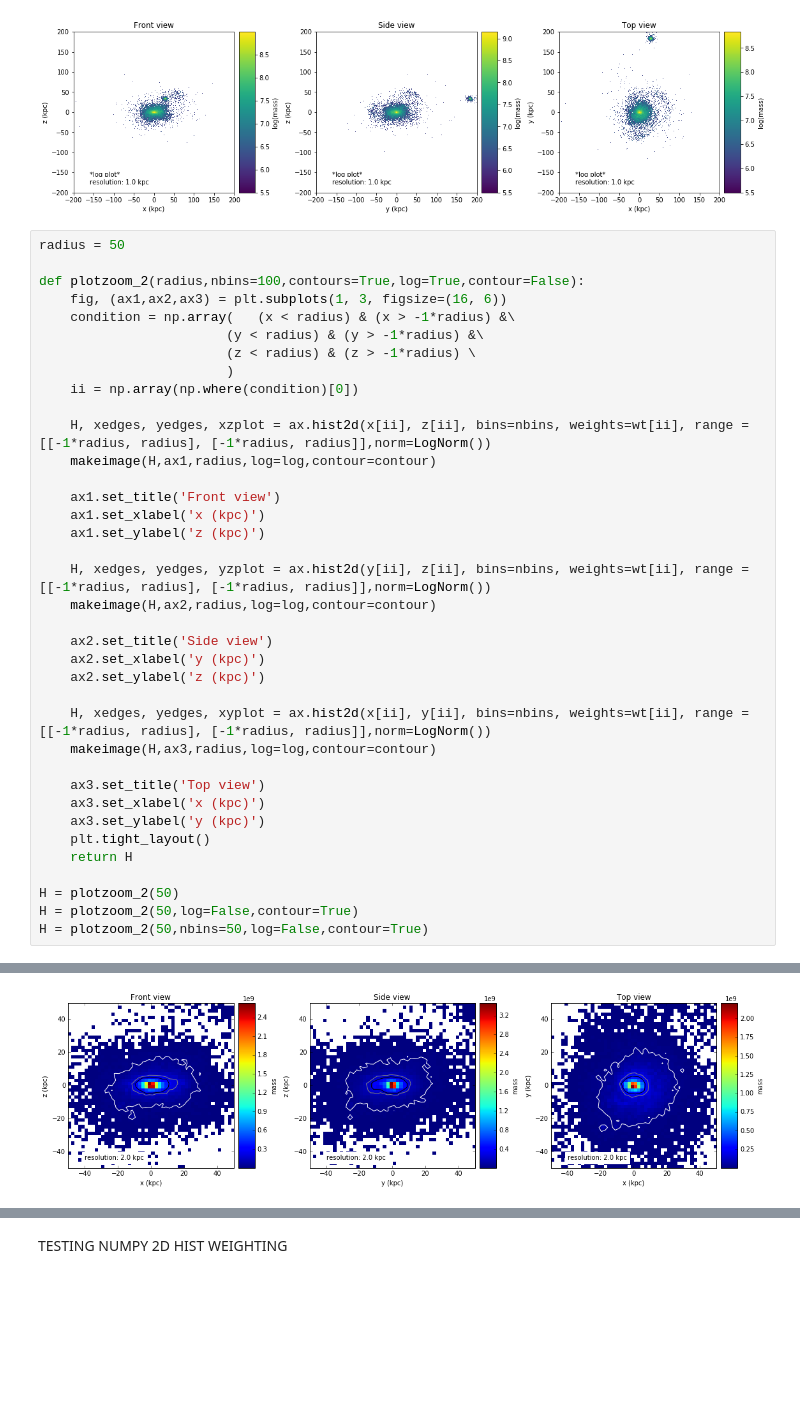
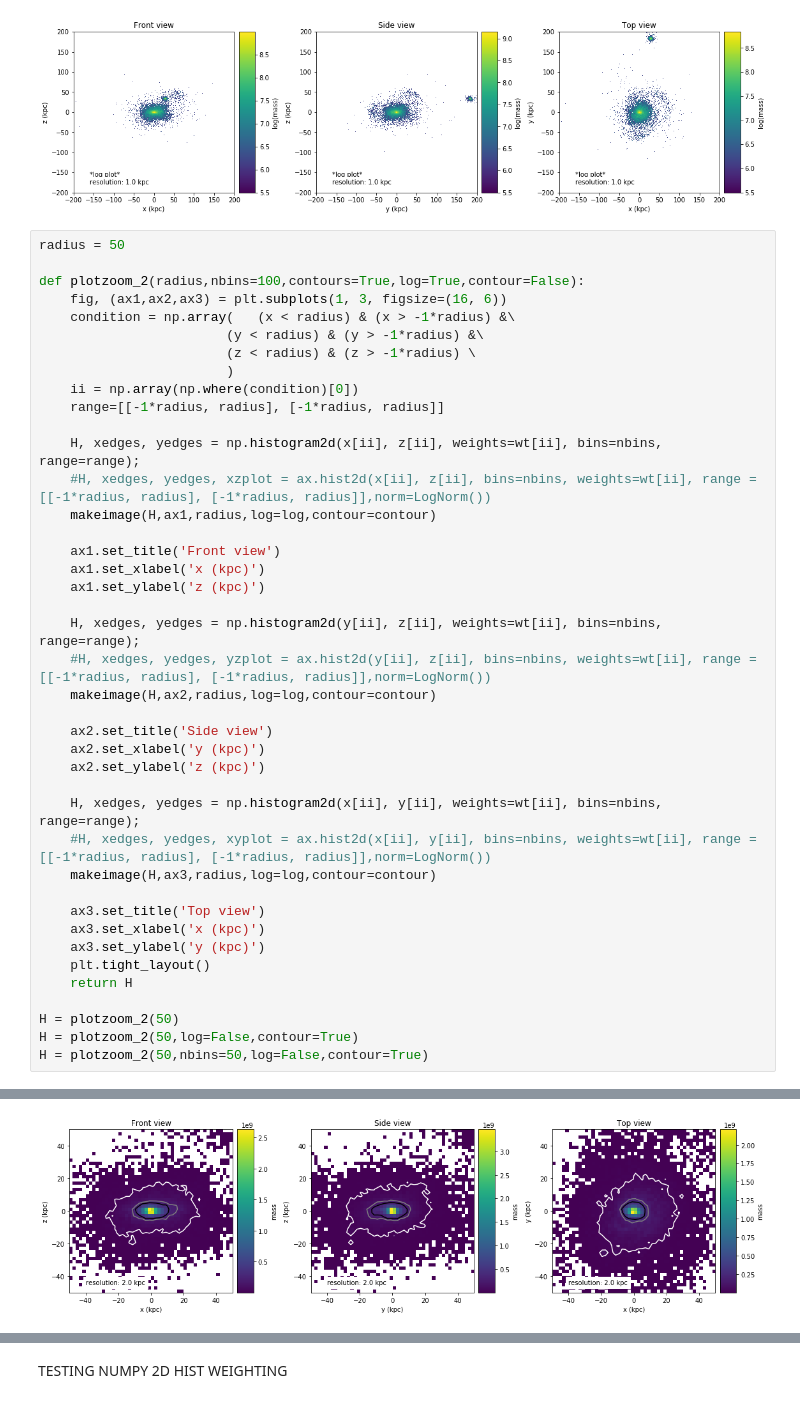
Before and after one commit to lokhorst/HalphaScripts, a Jupyter notebook: load_Magneticum.ipynb, the cells around one changed output, grey strips where cells are left out. Drawn from its saved outputs; the diff is of its cells as text; blank space fills up the shorter version.

Commit message:
continued earlier change to using np.histogram2d for the rest of the plots

```diff
--- a/load_Magneticum.ipynb
+++ b/load_Magneticum.ipynb
@@ -140,22 +140,26 @@ def plotzoom_2(radius,nbins=100,contours=True,log=True,contour=False):
                         (z < radius) & (z > -1*radius) \
                         )
     ii = np.array(np.where(condition)[0])
+    range=[[-1*radius, radius], [-1*radius, radius]]
 
-    H, xedges, yedges, xzplot = ax.hist2d(x[ii], z[ii], bins=nbins, weights=wt[ii], range = [[-1*radius, radius], [-1*radius, radius]],norm=LogNorm())
+    H, xedges, yedges = np.histogram2d(x[ii], z[ii], weights=wt[ii], bins=nbins, range=range);
+    #H, xedges, yedges, xzplot = ax.hist2d(x[ii], z[ii], bins=nbins, weights=wt[ii], range = [[-1*radius, radius], [-1*radius, radius]],norm=LogNorm())
     makeimage(H,ax1,radius,log=log,contour=contour)
 
     ax1.set_title('Front view')
     ax1.set_xlabel('x (kpc)')
     ax1.set_ylabel('z (kpc)')
 
-    H, xedges, yedges, yzplot = ax.hist2d(y[ii], z[ii], bins=nbins, weights=wt[ii], range = [[-1*radius, radius], [-1*radius, radius]],norm=LogNorm())
+    H, xedges, yedges = np.histogram2d(y[ii], z[ii], weights=wt[ii], bins=nbins, range=range);
+    #H, xedges, yedges, yzplot = ax.hist2d(y[ii], z[ii], bins=nbins, weights=wt[ii], range = [[-1*radius, radius], [-1*radius, radius]],norm=LogNorm())
     makeimage(H,ax2,radius,log=log,contour=contour)
 
     ax2.set_title('Side view')
     ax2.set_xlabel('y (kpc)')
     ax2.set_ylabel('z (kpc)')
 
-    H, xedges, yedges, xyplot = ax.hist2d(x[ii], y[ii], bins=nbins, weights=wt[ii], range = [[-1*radius, radius], [-1*radius, radius]],norm=LogNorm())
+    H, xedges, yedges = np.histogram2d(x[ii], y[ii], weights=wt[ii], bins=nbins, range=range);
+    #H, xedges, yedges, xyplot = ax.hist2d(x[ii], y[ii], bins=nbins, weights=wt[ii], range = [[-1*radius, radius], [-1*radius, radius]],norm=LogNorm())
     makeimage(H,ax3,radius,log=log,contour=contour)
 
     ax3.set_title('Top view')
@@ -173,4 +177,4 @@ H = plotzoom_2(50,nbins=50,log=False,contour=True)
-[figure, old version]
+[figure, new version]
 # %%
 H = plotzoom_2(10,nbins=50)
 H = plotzoom_2(10,nbins=50,log=False,contour=True)
```
Also changed, not shown: parts of 2 cells of this notebook.
